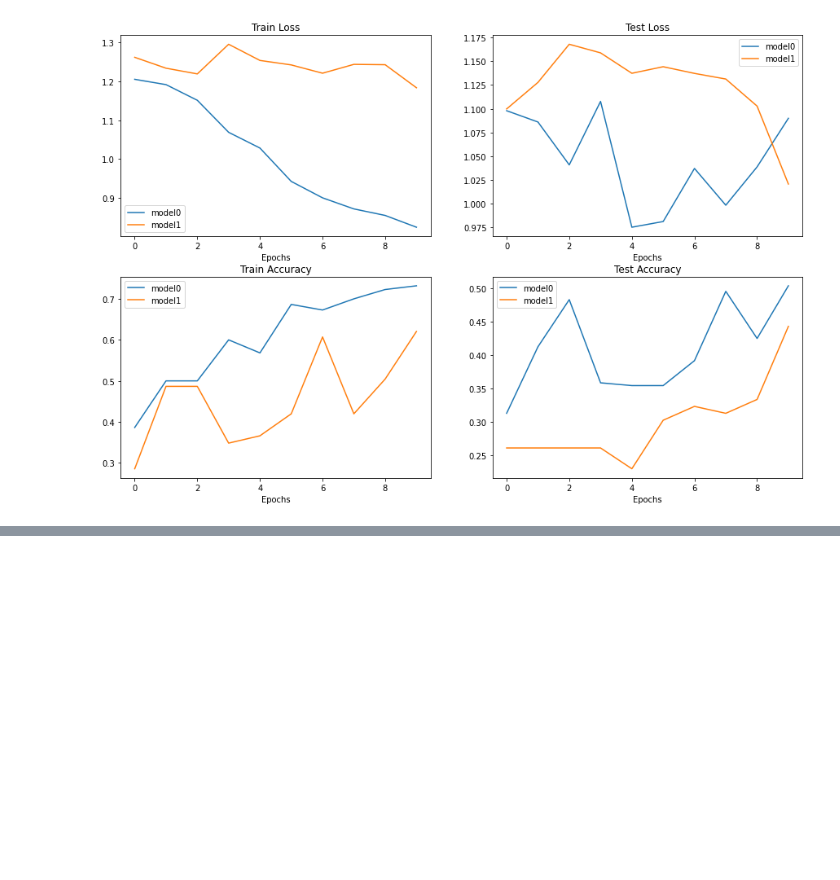
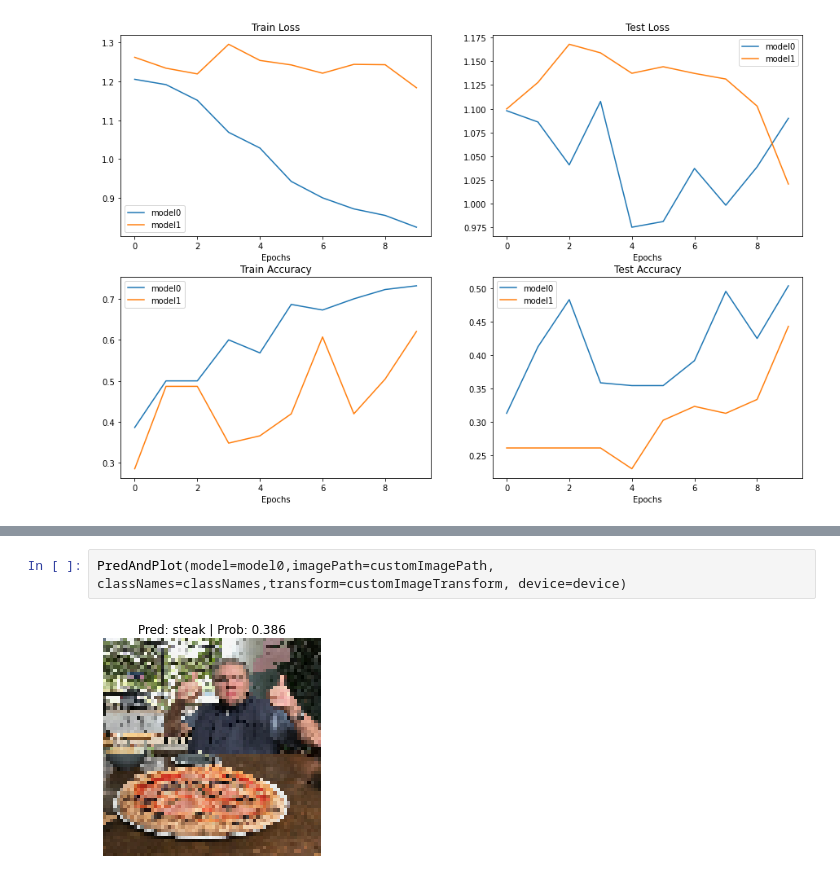
Before and after one commit to smbonilla/learningPyTorch, a Jupyter notebook: 04_pyTorchCustomDatasets.ipynb, the cells around one changed output, grey strips where cells are left out. Drawn from its saved outputs; the diff is of its cells as text; blank space fills up the shorter version.

```diff
--- a/04_pyTorchCustomDatasets.ipynb
+++ b/04_pyTorchCustomDatasets.ipynb
@@ -1166,0 +1315,4 @@ plt.legend()
+# %%
+PredAndPlot(model=model0,imagePath=customImagePath, classNames=classNames,transform=customImageTransform, device=device)
+# %% [output]
+[figure, added]
```
Also changed, not shown: parts of 16 cells of this notebook.
